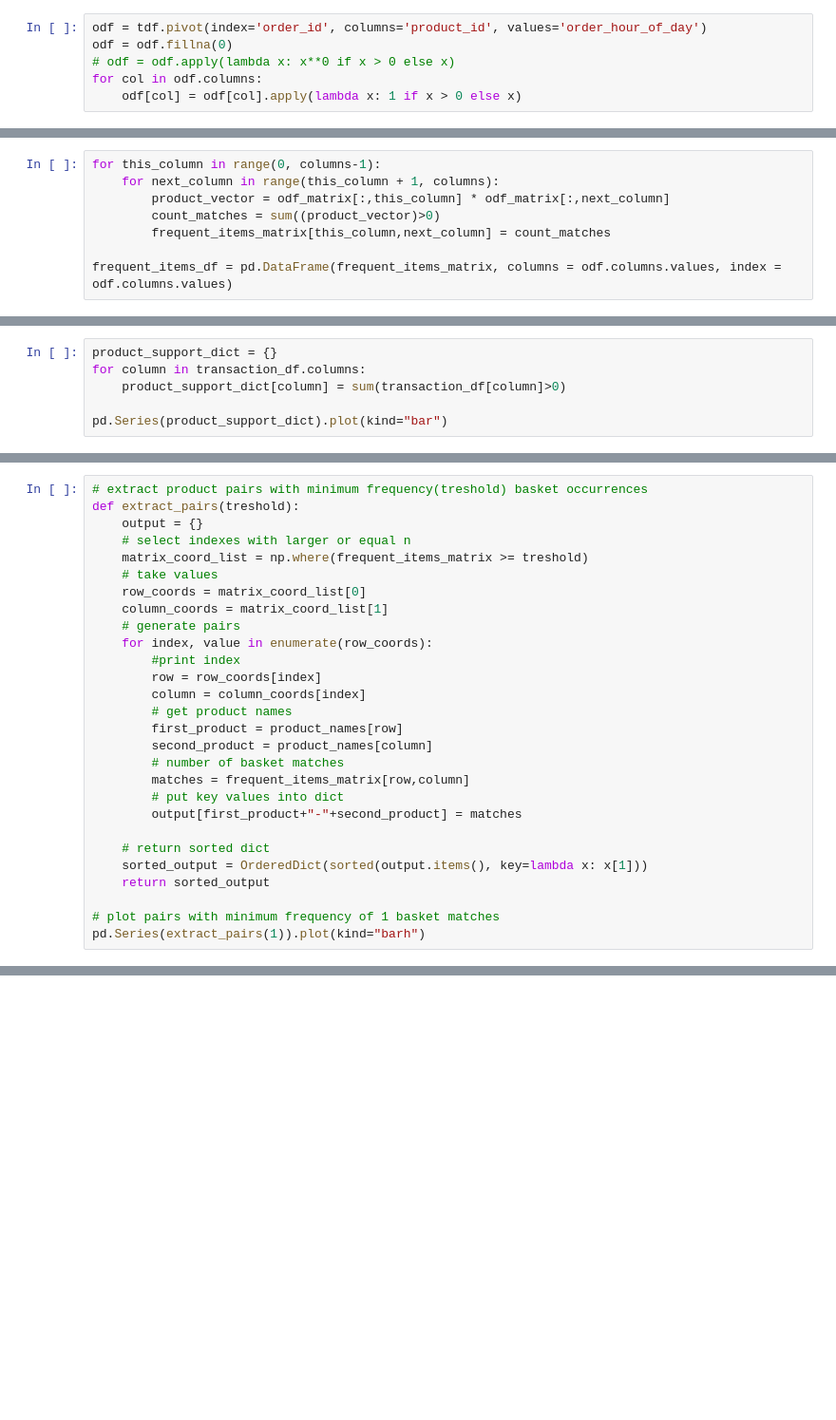
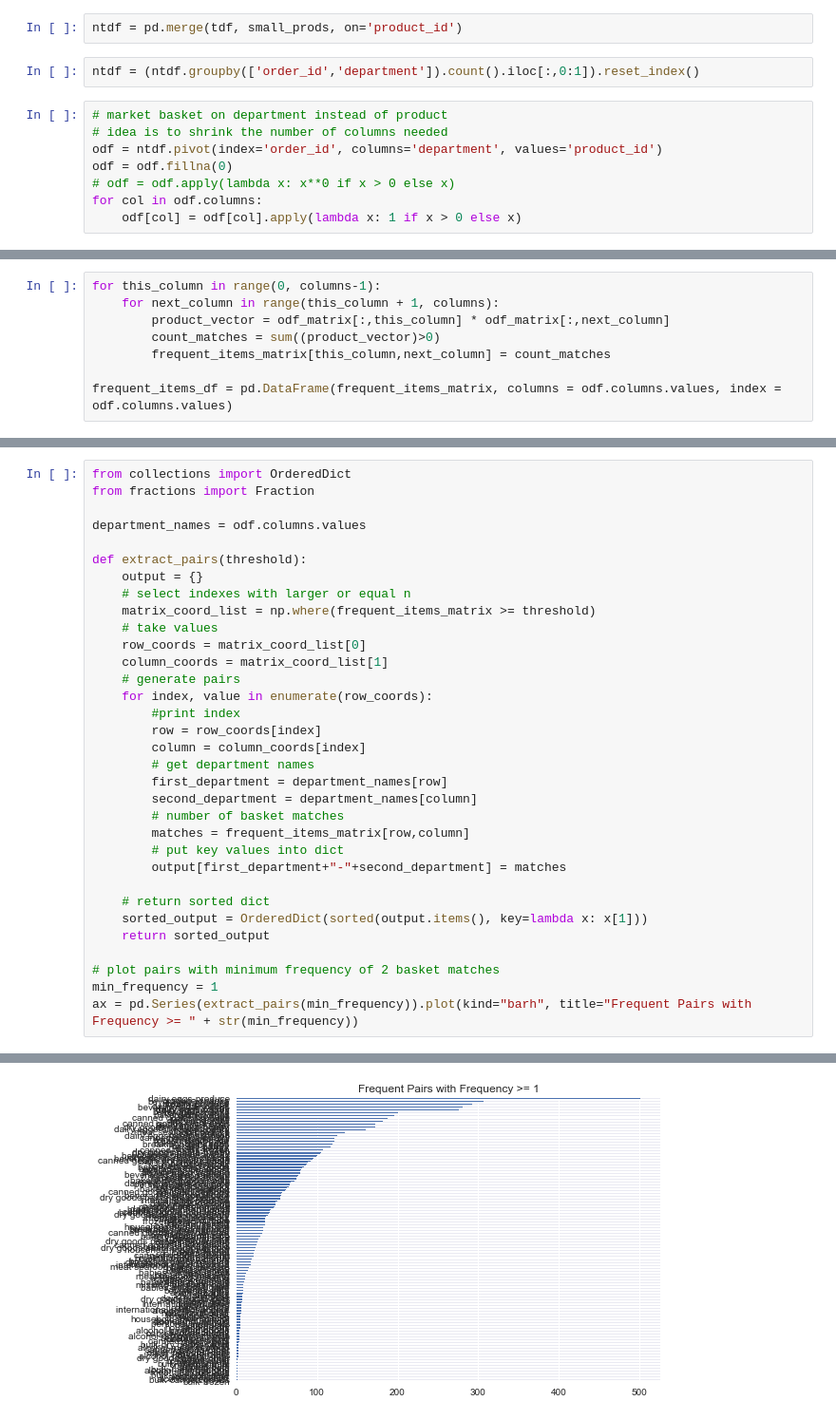
Before and after one commit to matt-negrin/instacart, a Jupyter notebook: scratch.ipynb, the cells around one changed output, grey strips where cells are left out. Shown at 95% size. Cells and saved outputs as stored; diff of their text form; blank space fills up the shorter version.

Commit message:
more market basket

```diff
--- a/scratch.ipynb
+++ b/scratch.ipynb
@@ -212,5 +207,11 @@ tdf.head()
+# %%
+ntdf = pd.merge(tdf, small_prods, on='product_id')
+# %%
+ntdf = (ntdf.groupby(['order_id','department']).count().iloc[:,0:1]).reset_index()
 # %%
-odf = tdf.pivot(index='order_id', columns='product_id', values='order_hour_of_day')
+# market basket on department instead of product
+# idea is to shrink the number of columns needed
+odf = ntdf.pivot(index='order_id', columns='department', values='product_id')
 odf = odf.fillna(0)
 # odf = odf.apply(lambda x: x**0 if x > 0 else x)
 for col in odf.columns:
@@ -244,6 +239,0 @@ transaction_df = pd.DataFrame({'Beer' : [1,0,1,0,1,0,0,1],
-# %%
-product_support_dict = {}
-for column in transaction_df.columns:
-    product_support_dict[column] = sum(transaction_df[column]>0)
-
-pd.Series(product_support_dict).plot(kind="bar")
@@ -279,9 +266,13 @@ sns.heatmap(frequent_items_df)
 # %%
-# extract product pairs with minimum frequency(treshold) basket occurrences
-def extract_pairs(treshold):
+from collections import OrderedDict
+from fractions import Fraction
+
+department_names = odf.columns.values
+
+def extract_pairs(threshold):
     output = {}
     # select indexes with larger or equal n
-    matrix_coord_list = np.where(frequent_items_matrix >= treshold)
+    matrix_coord_list = np.where(frequent_items_matrix >= threshold)
     # take values
     row_coords = matrix_coord_list[0]
     column_coords = matrix_coord_list[1]
@@ -290,18 +281,19 @@ def extract_pairs(treshold):
         #print index
         row = row_coords[index]
         column = column_coords[index]
-        # get product names
-        first_product = product_names[row]
-        second_product = product_names[column]
+        # get department names
+        first_department = department_names[row]
+        second_department = department_names[column]
         # number of basket matches
         matches = frequent_items_matrix[row,column]
         # put key values into dict
-        output[first_product+"-"+second_product] = matches
+        output[first_department+"-"+second_department] = matches
 
     # return sorted dict
     sorted_output = OrderedDict(sorted(output.items(), key=lambda x: x[1]))
     return sorted_output
 
-# plot pairs with minimum frequency of 1 basket matches
-pd.Series(extract_pairs(1)).plot(kind="barh")
+# plot pairs with minimum frequency of 2 basket matches
+min_frequency = 1
+ax = pd.Series(extract_pairs(min_frequency)).plot(kind="barh", title="Frequent Pairs with Frequency >= " + str(min_frequency))
 # %% [output]
@@ -308,0 +300 @@ NameError: global name 'product_names' is not defined
+[figure, added]
```
Also changed, not shown: parts of 16 cells of this notebook.
